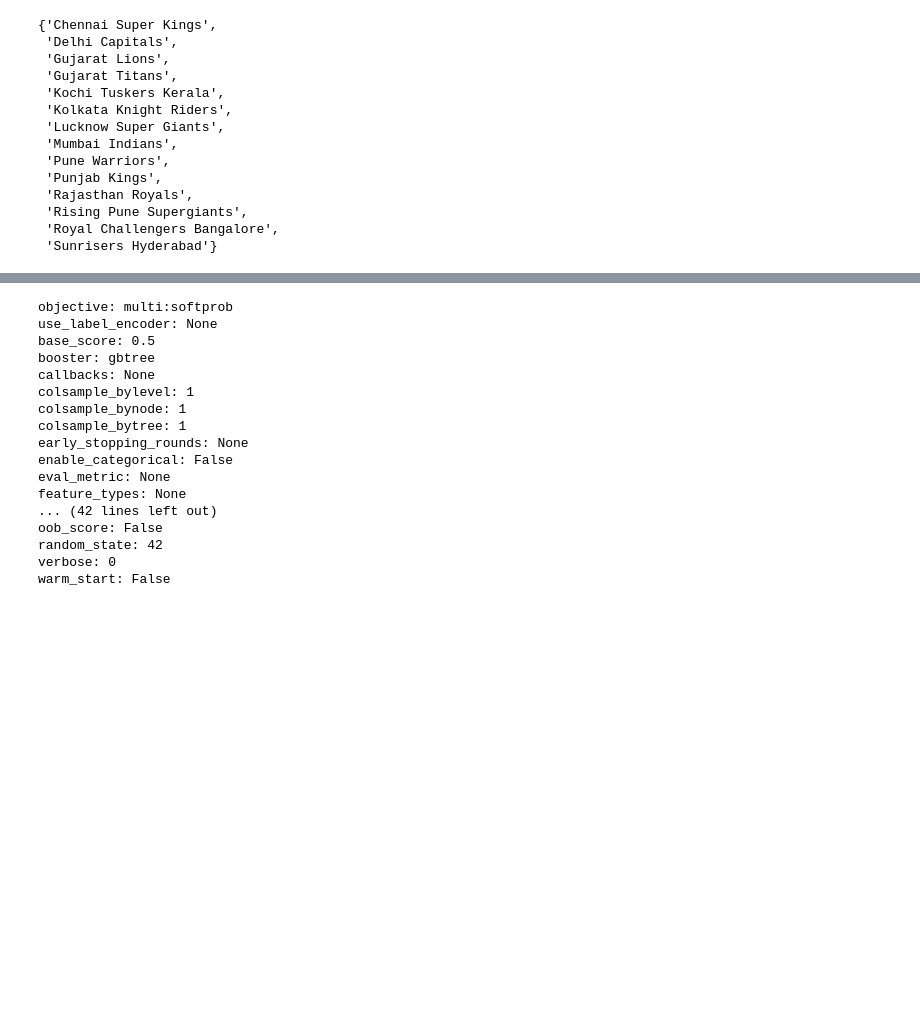
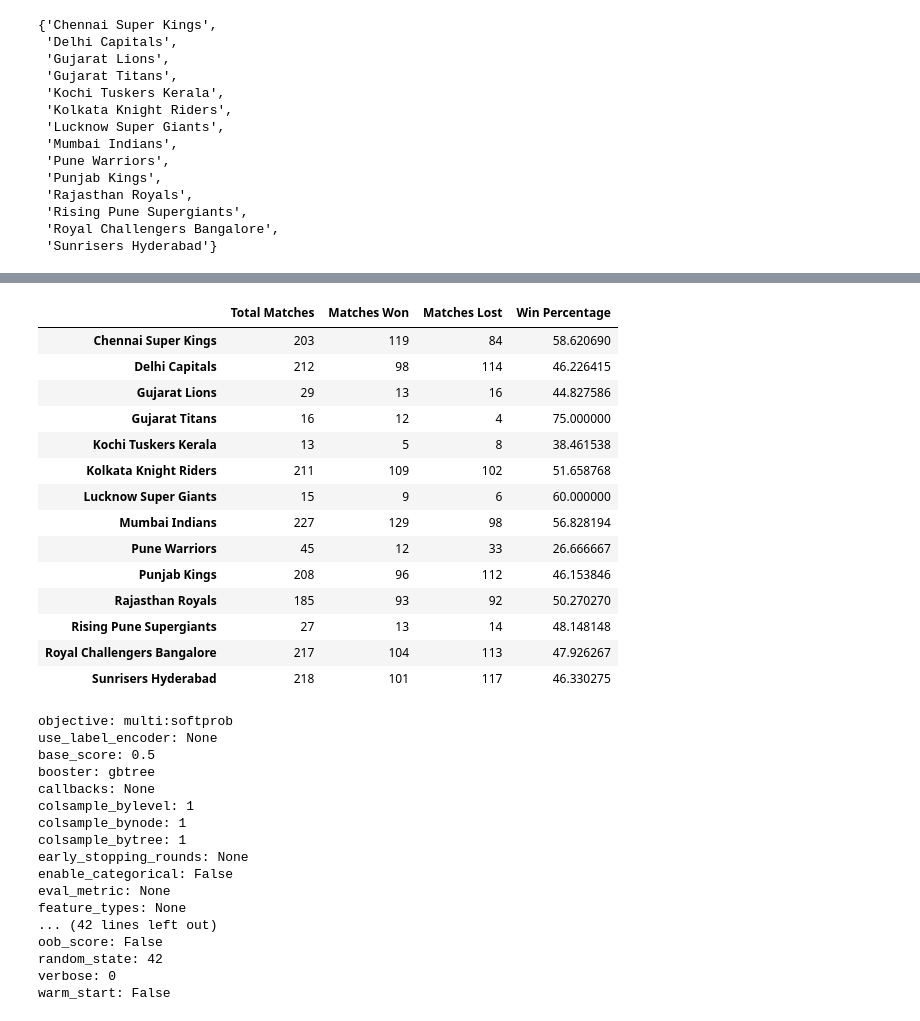
Before and after one commit to ACSE-vg822/IPL-2023-Win-Prediction, a Jupyter notebook: Win Prediction based on all seasons.ipynb, the cells around one changed output, grey strips where cells are left out. Cells and saved outputs as stored; diff of their text form; code cells hidden in the pictures; blank space fills up the shorter version.

```diff
--- a/Win Prediction based on all seasons.ipynb
+++ b/Win Prediction based on all seasons.ipynb
@@ -485,10 +423,0 @@ useful_data
-# %%
-# Count the number of matches played by each team
-team1_matches = useful_data['Team1'].value_counts()
-team2_matches = useful_data['Team2'].value_counts()
-
-# Combine the counts for both team1 and team2
-total_matches = team1_matches.add(team2_matches, fill_value=0)
-
-# Print the total matches for each team
-print(total_matches)
@@ -511,3 +444,35 @@ dtype: int64
+# %%
+# Count the number of matches won by each team
+matches_won = useful_data['WinningTeam'].value_counts()
+
+# Calculate the matches lost by each team
+matches_lost = total_matches - matches_won
+
+# Create a DataFrame with total matches, matches won, and matches lost for each team
+team_stats = pd.DataFrame({"Total Matches": total_matches,
+                           "Matches Won": matches_won,
+                           "Matches Lost": matches_lost})
+
+# Calculate the win percentage and add it to the team_stats DataFrame
+team_stats['Win Percentage'] = (team_stats['Matches Won'] / team_stats['Total Matches']) * 100
+
+team_stats
+# %% [output]
+|  | Total Matches | Matches Won | Matches Lost | Win Percentage |
+| Chennai Super Kings | 203 | 119 | 84 | 58.620690 |
+| Delhi Capitals | 212 | 98 | 114 | 46.226415 |
+| Gujarat Lions | 29 | 13 | 16 | 44.827586 |
+| Gujarat Titans | 16 | 12 | 4 | 75.000000 |
+| Kochi Tuskers Kerala | 13 | 5 | 8 | 38.461538 |
+| Kolkata Knight Riders | 211 | 109 | 102 | 51.658768 |
+| Lucknow Super Giants | 15 | 9 | 6 | 60.000000 |
+| Mumbai Indians | 227 | 129 | 98 | 56.828194 |
+| Pune Warriors | 45 | 12 | 33 | 26.666667 |
+| Punjab Kings | 208 | 96 | 112 | 46.153846 |
+| Rajasthan Royals | 185 | 93 | 92 | 50.270270 |
+| Rising Pune Supergiants | 27 | 13 | 14 | 48.148148 |
+| Royal Challengers Bangalore | 217 | 104 | 113 | 47.926267 |
+| Sunrisers Hyderabad | 218 | 101 | 117 | 46.330275 |
 # %%
 from sklearn.pipeline import Pipeline
 from sklearn.preprocessing import FunctionTransformer
```
Also changed, not shown: parts of 16 cells of this notebook, 1 other file.
